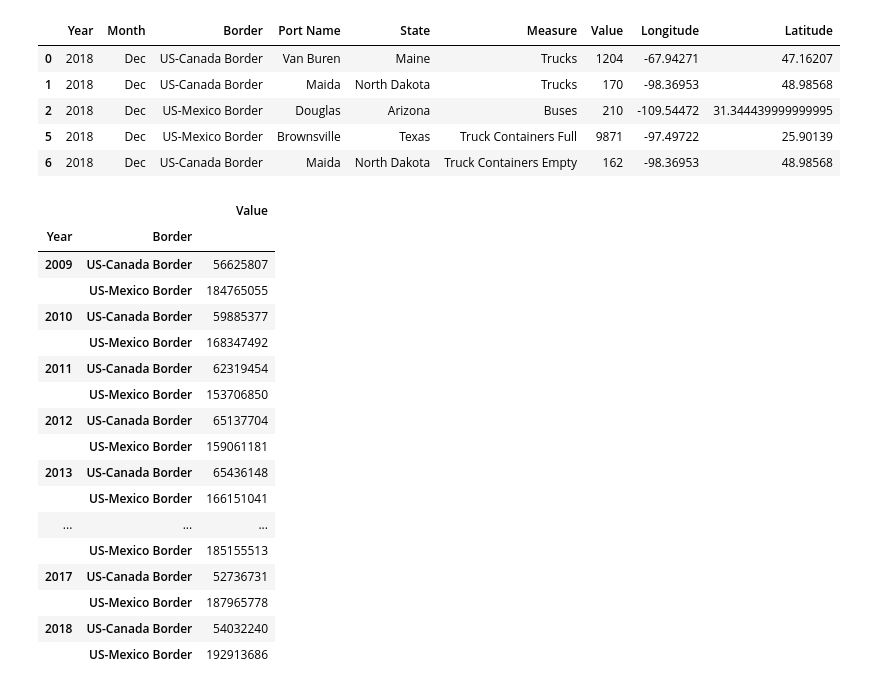
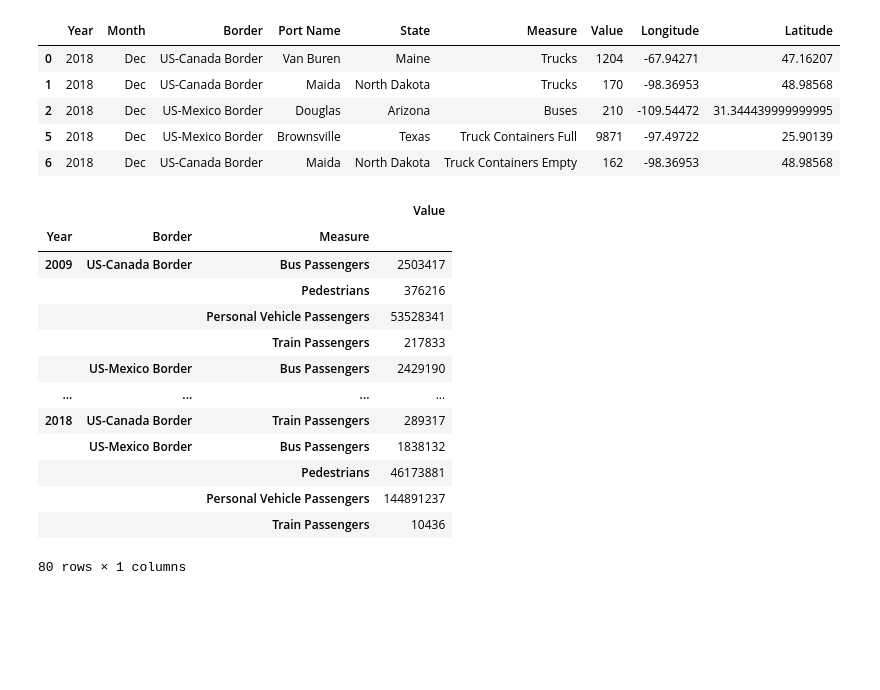
Before and after one commit to saraparveen26/Data-Visualization---US-Border-Crossing, a Jupyter notebook: border_crossing_sara.ipynb, the cells around one changed output. Cells and saved outputs as stored; diff of their text form; code cells hidden in the pictures; blank space fills up the shorter version.

```diff
--- a/border_crossing_sara.ipynb
+++ b/border_crossing_sara.ipynb
@@ -323,24 +281,20 @@ vehicles_df.head()
 # plt.tight_layout()
 # plt.show
 # %%
-people_data = people_df.groupby(["Year", "Border"]).sum()
+people_data = people_df.groupby(["Year", "Border", "Measure"]).sum()
 people_data
 # %% [output]
-|  |  | Value |
-| Year | Border |  |
-| 2009 | US-Canada Border | 56625807 |
-|  | US-Mexico Border | 184765055 |
-| 2010 | US-Canada Border | 59885377 |
-|  | US-Mexico Border | 168347492 |
-| 2011 | US-Canada Border | 62319454 |
-|  | US-Mexico Border | 153706850 |
-| 2012 | US-Canada Border | 65137704 |
-|  | US-Mexico Border | 159061181 |
-| 2013 | US-Canada Border | 65436148 |
-|  | US-Mexico Border | 166151041 |
-| ... | ... | ... |
-|  | US-Mexico Border | 185155513 |
-| 2017 | US-Canada Border | 52736731 |
-|  | US-Mexico Border | 187965778 |
-| 2018 | US-Canada Border | 54032240 |
-|  | US-Mexico Border | 192913686 |
+|  |  |  | Value |
+| Year | Border | Measure |  |
+| 2009 | US-Canada Border | Bus Passengers | 2503417 |
+|  |  | Pedestrians | 376216 |
+|  |  | Personal Vehicle Passengers | 53528341 |
+|  |  | Train Passengers | 217833 |
+|  | US-Mexico Border | Bus Passengers | 2429190 |
+| ... | ... | ... | ... |
+| 2018 | US-Canada Border | Train Passengers | 289317 |
+|  | US-Mexico Border | Bus Passengers | 1838132 |
+|  |  | Pedestrians | 46173881 |
+|  |  | Personal Vehicle Passengers | 144891237 |
+|  |  | Train Passengers | 10436 |
+80 rows × 1 columns
```
Also changed, not shown: parts of 5 cells of this notebook.
